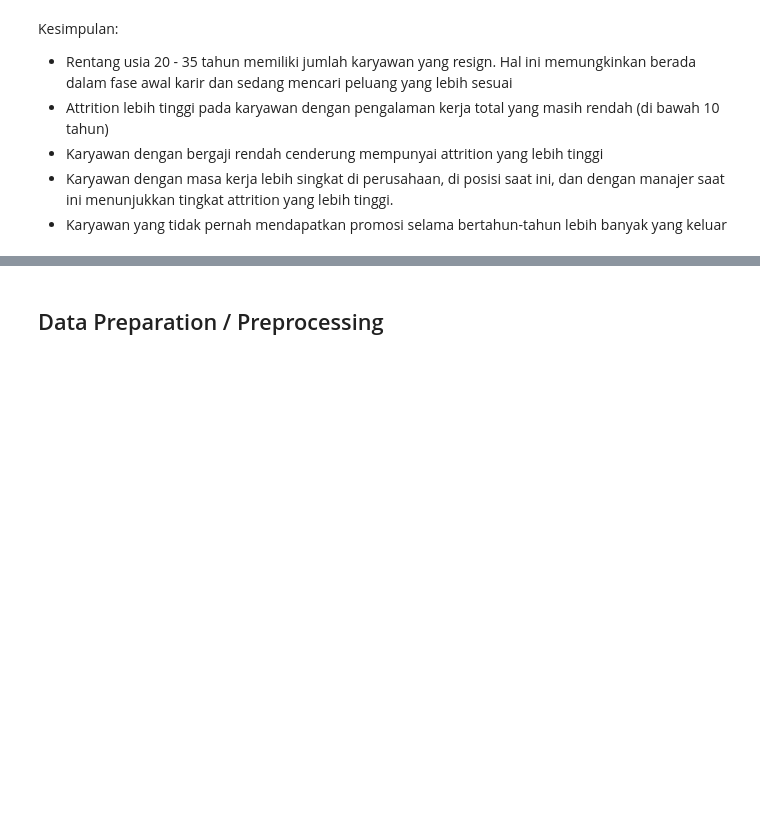
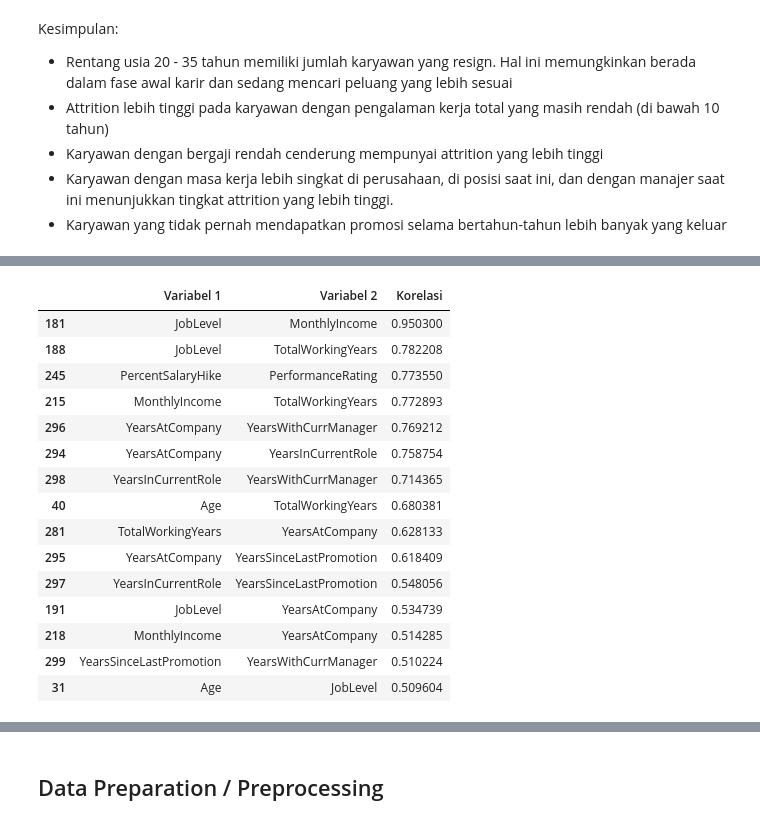
Before and after one commit to igedeaguss/Attrition-Problem, a Jupyter notebook: Attrition Notebook.ipynb, the cells around one changed output, grey strips where cells are left out. Cells and saved outputs as stored; diff of their text form; code cells hidden in the pictures; blank space fills up the shorter version.

```diff
--- a/Attrition Notebook.ipynb
+++ b/Attrition Notebook.ipynb
@@ -383,0 +428,32 @@ Kesimpulan:
+# %%
+# Hitung matriks korelasi
+corr_matrix = data.corr(numeric_only=True)
+
+# Ambil hanya bagian atas dari matriks korelasi agar tidak duplikat
+upper = corr_matrix.where(np.triu(np.ones(corr_matrix.shape), k=1).astype(bool))
+
+# Filter pasangan yang memiliki korelasi absolut > 0.5
+strong_corr = upper.stack().reset_index()
+strong_corr.columns = ["Variabel 1", "Variabel 2", "Korelasi"]
+strong_corr = strong_corr[strong_corr["Korelasi"].abs() > 0.5]
+
+# Urutkan dari yang paling besar
+strong_corr = strong_corr.sort_values(by="Korelasi", ascending=False)
+strong_corr
+# %% [output]
+|  | Variabel 1 | Variabel 2 | Korelasi |
+| 181 | JobLevel | MonthlyIncome | 0.950300 |
+| 188 | JobLevel | TotalWorkingYears | 0.782208 |
+| 245 | PercentSalaryHike | PerformanceRating | 0.773550 |
+| 215 | MonthlyIncome | TotalWorkingYears | 0.772893 |
+| 296 | YearsAtCompany | YearsWithCurrManager | 0.769212 |
+| 294 | YearsAtCompany | YearsInCurrentRole | 0.758754 |
+| 298 | YearsInCurrentRole | YearsWithCurrManager | 0.714365 |
+| 40 | Age | TotalWorkingYears | 0.680381 |
+| 281 | TotalWorkingYears | YearsAtCompany | 0.628133 |
+| 295 | YearsAtCompany | YearsSinceLastPromotion | 0.618409 |
+| 297 | YearsInCurrentRole | YearsSinceLastPromotion | 0.548056 |
+| 191 | JobLevel | YearsAtCompany | 0.534739 |
+| 218 | MonthlyIncome | YearsAtCompany | 0.514285 |
+| 299 | YearsSinceLastPromotion | YearsWithCurrManager | 0.510224 |
+| 31 | Age | JobLevel | 0.509604 |
```
Also changed, not shown: parts of 29 cells of this notebook, 1 other file.
